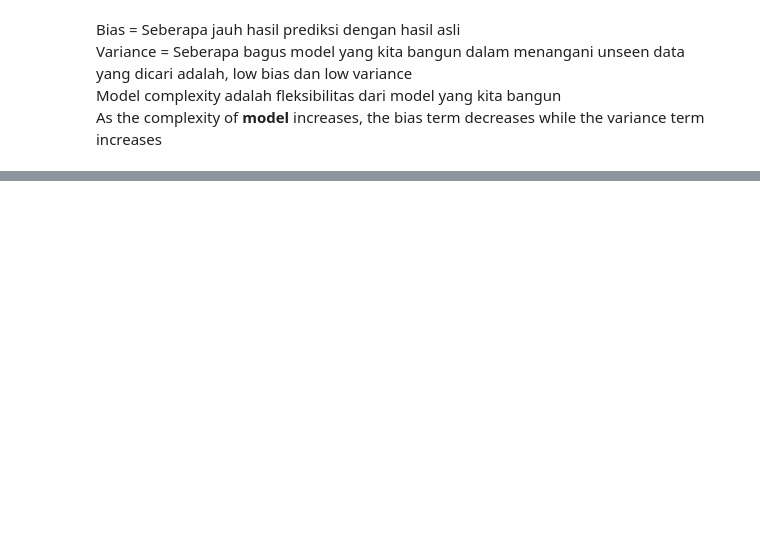
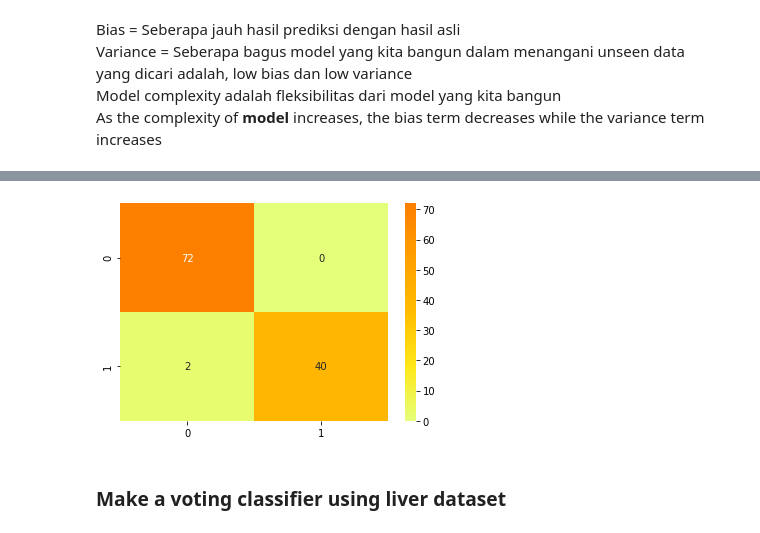
Before and after one commit to R1CryOn/Go-F-Urself, a Jupyter notebook: Koding/Machine Learning 4c - Decision Tree Explanator.ipynb, the cells around one changed output, grey strips where cells are left out. Saved outputs shown, nothing was run; the diff lists cells and outputs as text; code cells hidden in the pictures; blank space fills up the shorter version.

```diff
--- a/Koding/Machine Learning 4c - Decision Tree Explanator.ipynb
+++ b/Koding/Machine Learning 4c - Decision Tree Explanator.ipynb
@@ -132,0 +100,7 @@ Test set accuracy of bc: 0.69
+# %%
+sns.heatmap(confusion_matrix(y_test,soft_pred),annot=True,fmt='g',cmap='Wistia')
+plt.show()
+# %% [output]
+[figure, added]
+# %% [markdown]
+### Make a voting classifier using liver dataset
```
Also changed, not shown: parts of 27 cells of this notebook, 1 other file.
